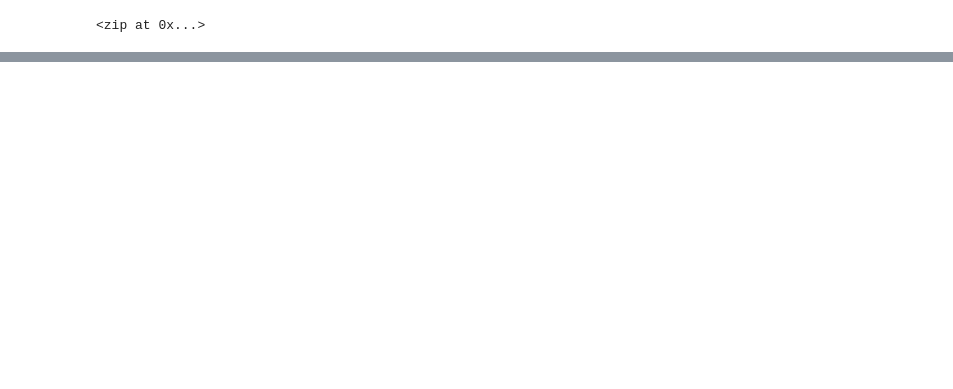
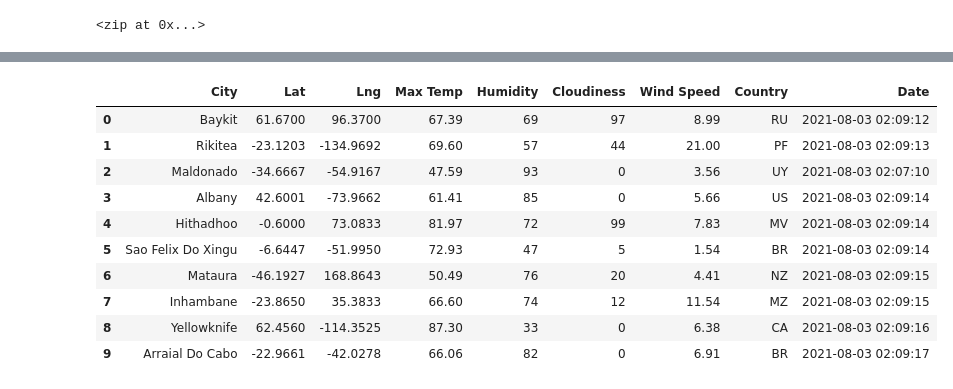
Before and after one commit to bryanwerth7/World_Weather_Analysis, a Jupyter notebook: WeatherPy.ipynb, the cells around one changed output, grey strips where cells are left out. Drawn from its saved outputs; the diff is of its cells as text; code cells hidden in the pictures; blank space fills up the shorter version.

```diff
--- a/WeatherPy.ipynb
+++ b/WeatherPy.ipynb
@@ -32,0 +126,16 @@ len(cities)
+# %%
+# Convert the array of dictionaries to a Pandas DataFrame.
+city_data_df = pd.DataFrame(city_data)
+city_data_df.head(10)
+# %% [output]
+|  | City | Lat | Lng | Max Temp | Humidity | Cloudiness | Wind Speed | Country | Date |
+| 0 | Baykit | 61.6700 | 96.3700 | 67.39 | 69 | 97 | 8.99 | RU | 2021-08-03 02:09:12 |
+| 1 | Rikitea | -23.1203 | -134.9692 | 69.60 | 57 | 44 | 21.00 | PF | 2021-08-03 02:09:13 |
+| 2 | Maldonado | -34.6667 | -54.9167 | 47.59 | 93 | 0 | 3.56 | UY | 2021-08-03 02:07:10 |
+| 3 | Albany | 42.6001 | -73.9662 | 61.41 | 85 | 0 | 5.66 | US | 2021-08-03 02:09:14 |
+| 4 | Hithadhoo | -0.6000 | 73.0833 | 81.97 | 72 | 99 | 7.83 | MV | 2021-08-03 02:09:14 |
+| 5 | Sao Felix Do Xingu | -6.6447 | -51.9950 | 72.93 | 47 | 5 | 1.54 | BR | 2021-08-03 02:09:14 |
+| 6 | Mataura | -46.1927 | 168.8643 | 50.49 | 76 | 20 | 4.41 | NZ | 2021-08-03 02:09:15 |
+| 7 | Inhambane | -23.8650 | 35.3833 | 66.60 | 74 | 12 | 11.54 | MZ | 2021-08-03 02:09:15 |
+| 8 | Yellowknife | 62.4560 | -114.3525 | 87.30 | 33 | 0 | 6.38 | CA | 2021-08-03 02:09:16 |
+| 9 | Arraial Do Cabo | -22.9661 | -42.0278 | 66.06 | 82 | 0 | 6.91 | BR | 2021-08-03 02:09:17 |
```
Also changed, not shown: parts of 6 cells of this notebook, 3 other files.
